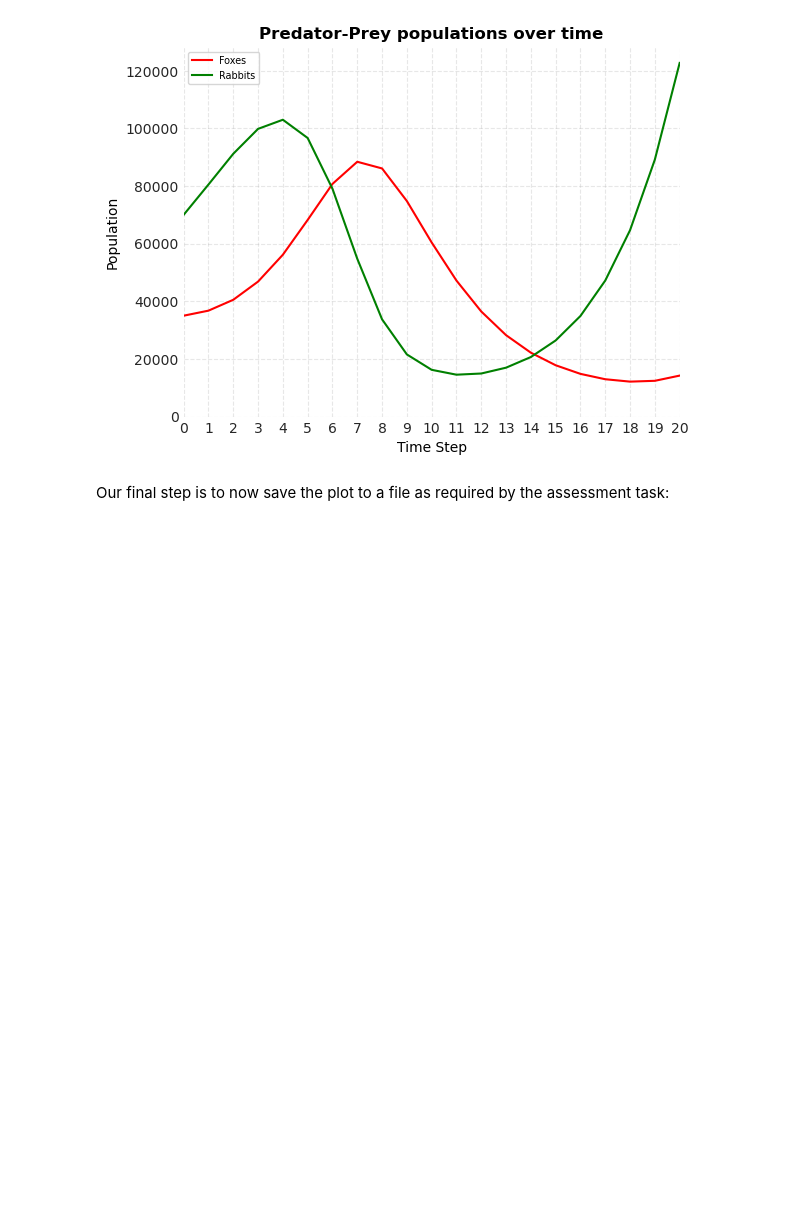
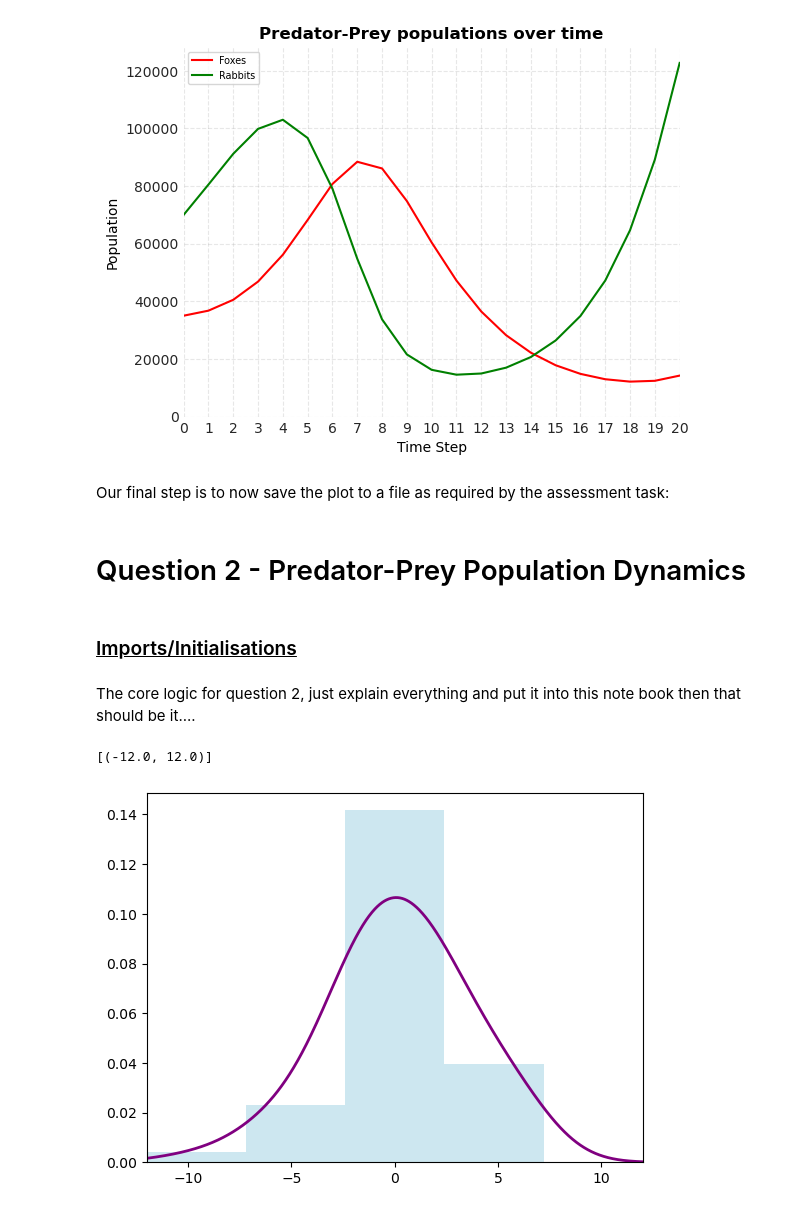
Before and after one commit to AKuinkel/cosc102-at1, a Jupyter notebook: AKuinkelAT1.ipynb, the cells around one changed output. Drawn from its saved outputs; the diff is of its cells as text; code cells hidden in the pictures; blank space fills up the shorter version.

Commit message:
Question 2 logic complete, to do: write w/ explanations in notebook

```diff
--- a/AKuinkelAT1.ipynb
+++ b/AKuinkelAT1.ipynb
@@ -167,3 +167,76 @@ Our final step is to now save the plot to a file as required by the assessment t
 # %%
 #saving figure to file:
 fig.savefig("AKuinkelAT1Q1-Predator-Prey-model.png")
+# %% [markdown]
+# Question 2 - Predator-Prey Population Dynamics
+# %% [markdown]
+### <u>Imports/Initialisations</u>
+# %% [markdown]
+The core logic for question 2, just explain everything and put it into this note book then that should be it....
+# %%
+# -*- coding: utf-8 -*-
+"""
+Created on Tue Jul 14 07:30:35 2026
+
+@author: ashut
+"""
+# imports/initialisations:
+import random
+import matplotlib.pyplot as plt
+import numpy as np
+from sklearn.neighbors import KernelDensity
+
+
+num_of_trials = 100
+trials = []
+
+for i in range(num_of_trials):
+    trials.append(0)
+
+n = 12
+p = 0.5
+
+# CORE Logic:
+for x in range(num_of_trials):
+    for _ in range(n):
+        # Generating a uniform random number
+        # r between 0 & 1:
+        r = random.random()
+
+        if (r > 0.5):
+            trials[x] = trials[x] + 1
+        else:
+            trials[x] = trials[x] - 1
+
+# Histogram/Kernel plotting logic
+# Density param true changes y axis so that the area of all the bars within
+# the histogram add up to 1 (check later for actual formal definition/purpose)
+density_param= {'density': True}
+bins = np.linspace(-12,12,6) # splits x axis vals into 6 intervals bet. [-12,12]
+
+# Make X_plot 2D so X_plot[:, 0] works and kde.score_samples accepts it
+# I think this is also the part where we choose like how many kernels we
+# want to have as well:
+X_plot = np.linspace(-12, 12,2000).reshape(-1, 1)
+
+# prepping data making it into 2d as that's what sci-kit wants.
+trials = np.array(trials)
+trials = trials.reshape(-1,1)
+
+# initialise figure & axes:
+fig,ax = plt.subplots();
+
+# Plotting histogram, making it semi transparent as we will just display
+# the Gaussian KDE over the histogram:
+ax.hist(trials,bins=bins,**density_param,color='lightblue',alpha=0.6)
+
+
+# Gaussian KDE:
+kde = KernelDensity(kernel='gaussian',bandwidth=2).fit(trials)
+log_dens = kde.score_samples(X_plot)
+ax.plot(X_plot[:, 0],np.exp(log_dens),'purple',linewidth=2)
+
+ax.set(xlim=[-12,12])
+# %% [output]
+[(-12.0, 12.0)]
+[figure, added]
```
